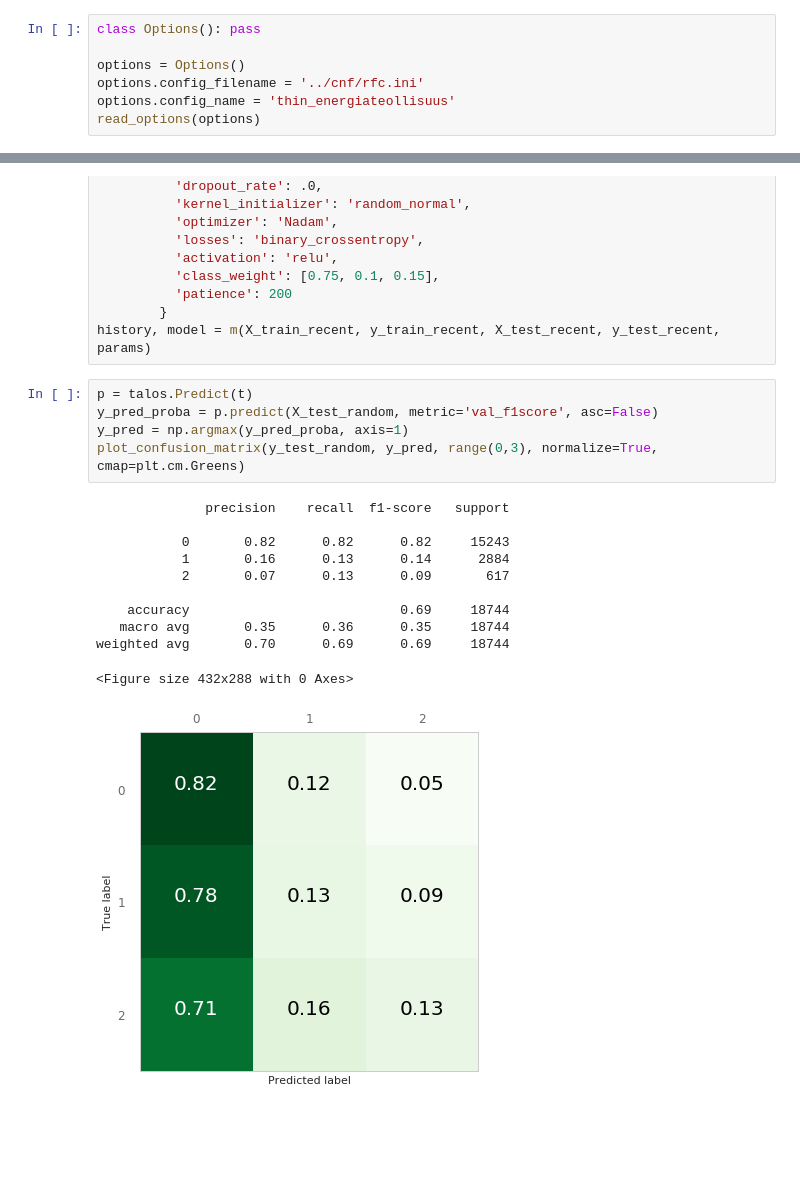
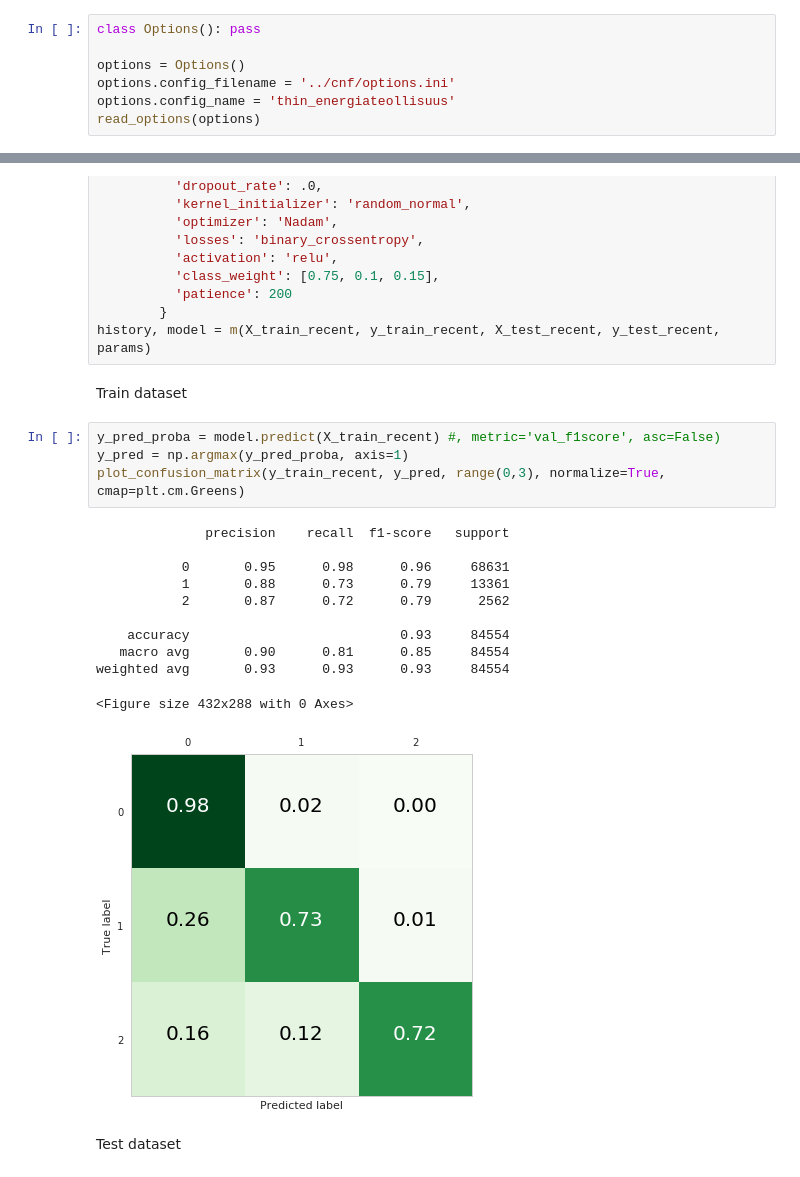
Before and after one commit to fmidev/sasse-polygon-process, a Jupyter notebook: notebooks/train_and_validate_mlp.ipynb, the cells around one changed output, grey strips where cells are left out. Drawn from its saved outputs; the diff is of its cells as text; blank space fills up the shorter version.

```diff
--- a/notebooks/train_and_validate_mlp.ipynb
+++ b/notebooks/train_and_validate_mlp.ipynb
@@ -331,7 +374,7 @@ weighted avg       0.82      0.81      0.81      1026
 class Options(): pass
 
 options = Options()
-options.config_filename = '../cnf/rfc.ini'
+options.config_filename = '../cnf/options.ini'
 options.config_name = 'thin_energiateollisuus'
 read_options(options)
 # %% [output]
@@ -477,20 +542,23 @@ params = {
           'patience': 200
         }
 history, model = m(X_train_recent, y_train_recent, X_test_recent, y_test_recent, params)
+# %% [markdown]
+Train dataset
 # %%
-p = talos.Predict(t)
-y_pred_proba = p.predict(X_test_random, metric='val_f1score', asc=False)
+y_pred_proba = model.predict(X_train_recent) #, metric='val_f1score', asc=False)
 y_pred = np.argmax(y_pred_proba, axis=1)
-plot_confusion_matrix(y_test_random, y_pred, range(0,3), normalize=True, cmap=plt.cm.Greens)
+plot_confusion_matrix(y_train_recent, y_pred, range(0,3), normalize=True, cmap=plt.cm.Greens)
 # %% [output]
               precision    recall  f1-score   support
 
-           0       0.82      0.82      0.82     15243
-           1       0.16      0.13      0.14      2884
-           2       0.07      0.13      0.09       617
+           0       0.95      0.98      0.96     68631
+           1       0.88      0.73      0.79     13361
+           2       0.87      0.72      0.79      2562
 
-    accuracy                           0.69     18744
-   macro avg       0.35      0.36      0.35     18744
-weighted avg       0.70      0.69      0.69     18744
+    accuracy                           0.93     84554
+   macro avg       0.90      0.81      0.85     84554
+weighted avg       0.93      0.93      0.93     84554
 <Figure size 432x288 with 0 Axes>
-[figure, old version]
+[figure, new version]
+# %% [markdown]
+Test dataset
```
Also changed, not shown: parts of 28 cells of this notebook.
